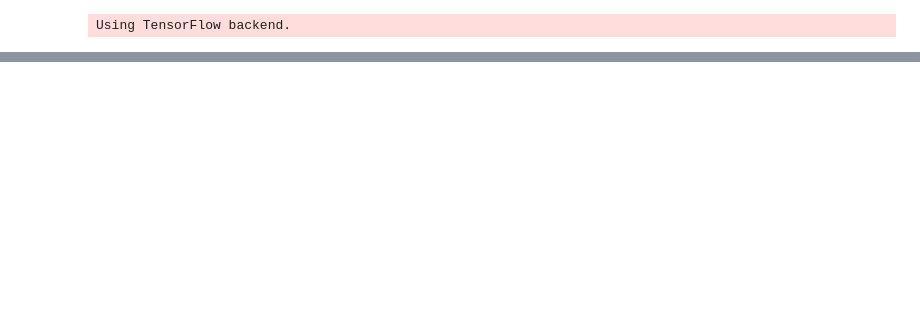
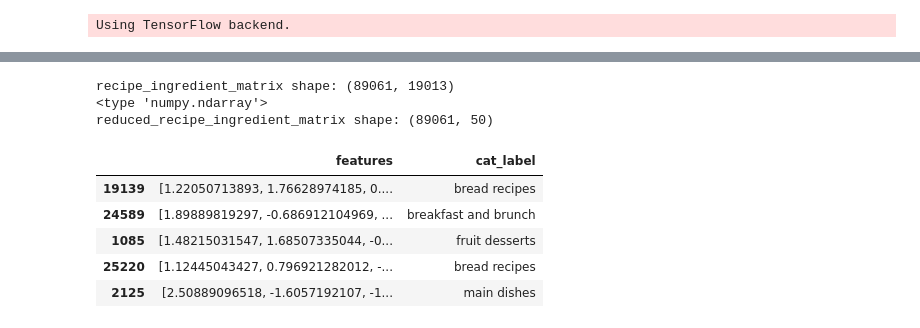
Before and after one commit to roygv/w266-recipes, a Jupyter notebook: TrainModel1.ipynb, the cells around one changed output, grey strips where cells are left out. Cells and saved outputs as stored; diff of their text form; code cells hidden in the pictures; blank space fills up the shorter version.

Commit message:
model notebook

```diff
--- a/TrainModel1.ipynb
+++ b/TrainModel1.ipynb
@@ -96,0 +126,3 @@ for i in range(true_k):
+# %%
+# apply the cluster index to the model
+df['category_cluster_index'] = model.predict(df['allCategories'].values)
@@ -187,0 +240,13 @@ print scores
+# %%
+from collections import Counter
+unique_cat = Counter()
+USELESS_CATEGORIES = ['recipes']
+for idx, row in df.iterrows():
+    for cat in row['categories']:
+        cat = cat.lower()
+        if not cat in USELESS_CATEGORIES:
+            unique_cat[cat]+=1
+# %%
+TOP_K_CAT = 30
+k_cat = [cat[0] for cat in unique_cat.most_common(TOP_K_CAT)]
+k_cat
@@ -187,0 +274,9 @@ print scores
+# %%
+def mapToSingleCategory(arr):
+    for item in arr:
+        if item.lower() in k_cat:
+            return item.lower()
+    return 'other'
+df_single_cat = df.copy()
+df_single_cat['cat_label'] = df_single_cat['categories'].apply(mapToSingleCategory)
+df_single_cat['cat_label'].value_counts()
@@ -187,0 +304,30 @@ print scores
+# %%
+# !aws s3 cp s3://RecipeVectors/sparse_recipe_ingredient_matrix.npz .
+# https://stackoverflow.com/a/8980156/2491761
+def load_sparse_csr(filename):
+    loader = np.load(filename)
+    return csr_matrix((  loader['data'], loader['indices'], loader['indptr']),
+                         shape = loader['shape'])
+
+recipe_ingredient_matrix = load_sparse_csr("sparse_recipe_ingredient_matrix.npz")
+print 'recipe_ingredient_matrix shape:', recipe_ingredient_matrix.shape
+
+svd = TruncatedSVD(n_components=50)
+reduced_recipe_ingredient_matrix = svd.fit_transform(recipe_ingredient_matrix)
+
+print type(reduced_recipe_ingredient_matrix)
+print 'reduced_recipe_ingredient_matrix shape:', reduced_recipe_ingredient_matrix.shape
+# %% [output]
+recipe_ingredient_matrix shape: (89061, 19013)
+<type 'numpy.ndarray'>
+reduced_recipe_ingredient_matrix shape: (89061, 50)
+# %%
+df_single_cat['features'] = list(reduced_recipe_ingredient_matrix)
+df_single_cat[['features','cat_label']].sample(5)
+# %% [output]
+|  | features | cat_label |
+| 19139 | [1.22050713893, 1.76628974185, 0.... | bread recipes |
+| 24589 | [1.89889819297, -0.686912104969, ... | breakfast and brunch |
+| 1085 | [1.48215031547, 1.68507335044, -0... | fruit desserts |
+| 25220 | [1.12445043427, 0.796921282012, -... | bread recipes |
+| 2125 | [2.50889096518, -1.6057192107, -1... | main dishes |
```
Also changed, not shown: parts of 42 cells of this notebook.
